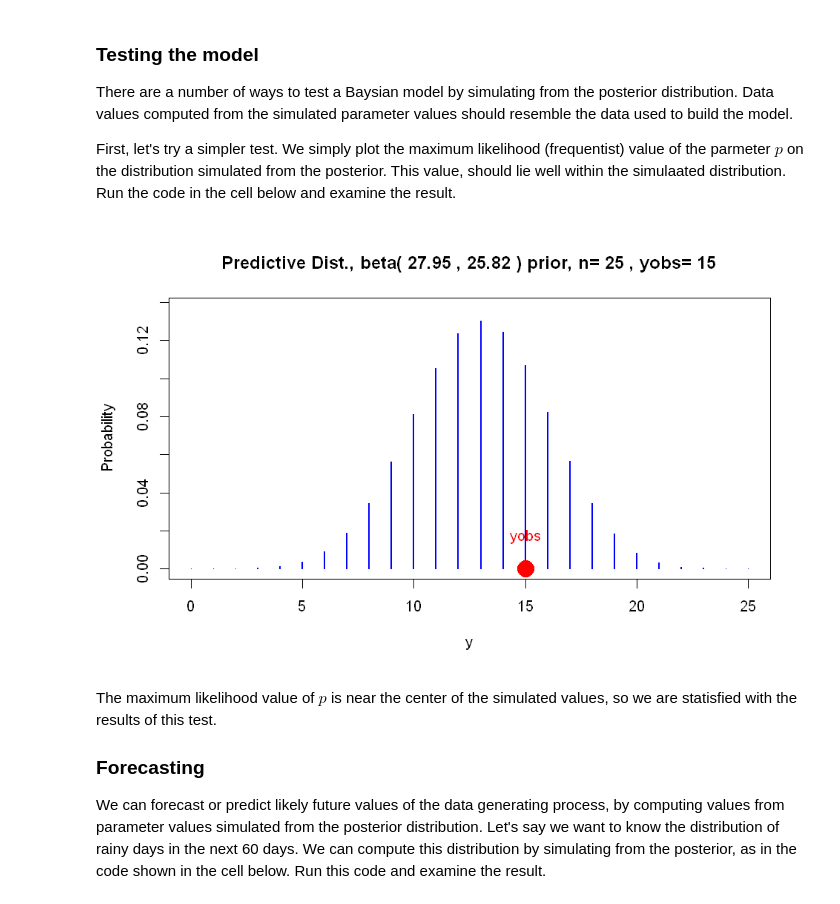
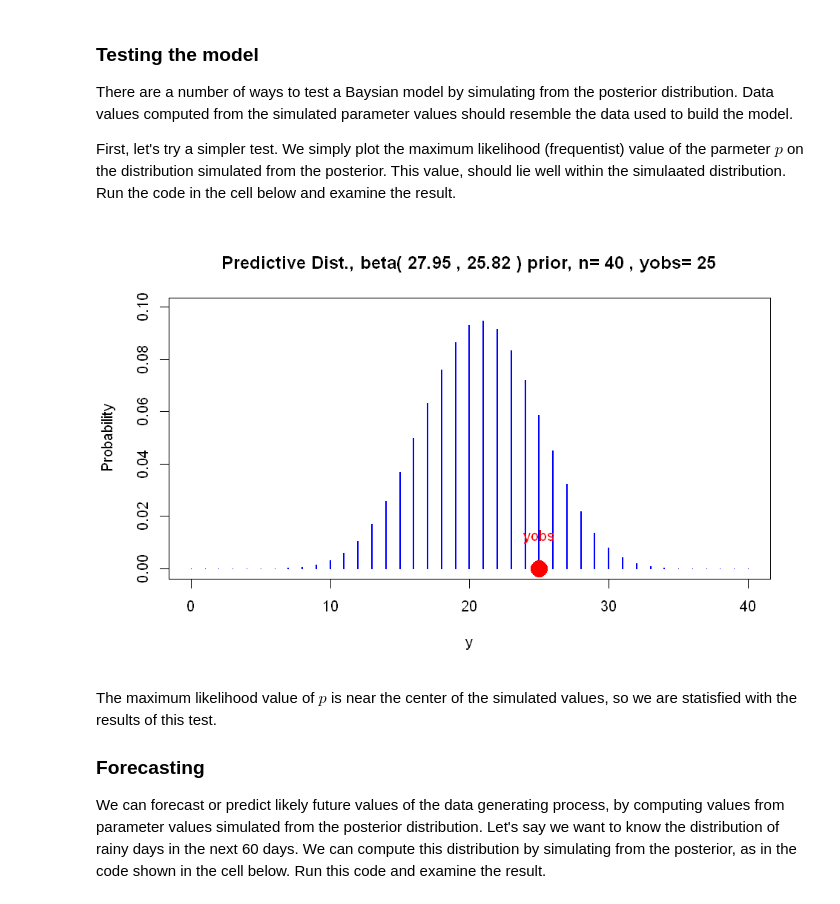
Before and after one commit to StephenElston/DataScience350, a Jupyter notebook: Lecture5/IntroductionToBayes.ipynb, the cells around one changed output. Drawn from its saved outputs; the diff is of its cells as text; code cells hidden in the pictures.

```diff
--- a/Lecture5/IntroductionToBayes.ipynb
+++ b/Lecture5/IntroductionToBayes.ipynb
@@ -403,9 +403,9 @@ There are a number of ways to test a Baysian model by simulating from the poster
 First, let's try a simpler test. We simply plot the maximum likelihood (frequentist) value of the parmeter $p$ on the distribution simulated from the posterior. This value, should lie well within the simulaated distribution. Run the code in the cell below and examine the result.
 # %%
 ## Check on the model
-predplot(beta.post.par, 25, 15)
+predplot(beta.post.par, 40, 25)
 # %% [output]
-[figure, old version]
+[figure, new version]
 # %% [markdown]
 The maximum likelihood value of $p$ is near the center of the simulated values, so we are statisfied with the results of this test.
 
```
Also changed, not shown: parts of 1 cell of this notebook, 1 other file.
